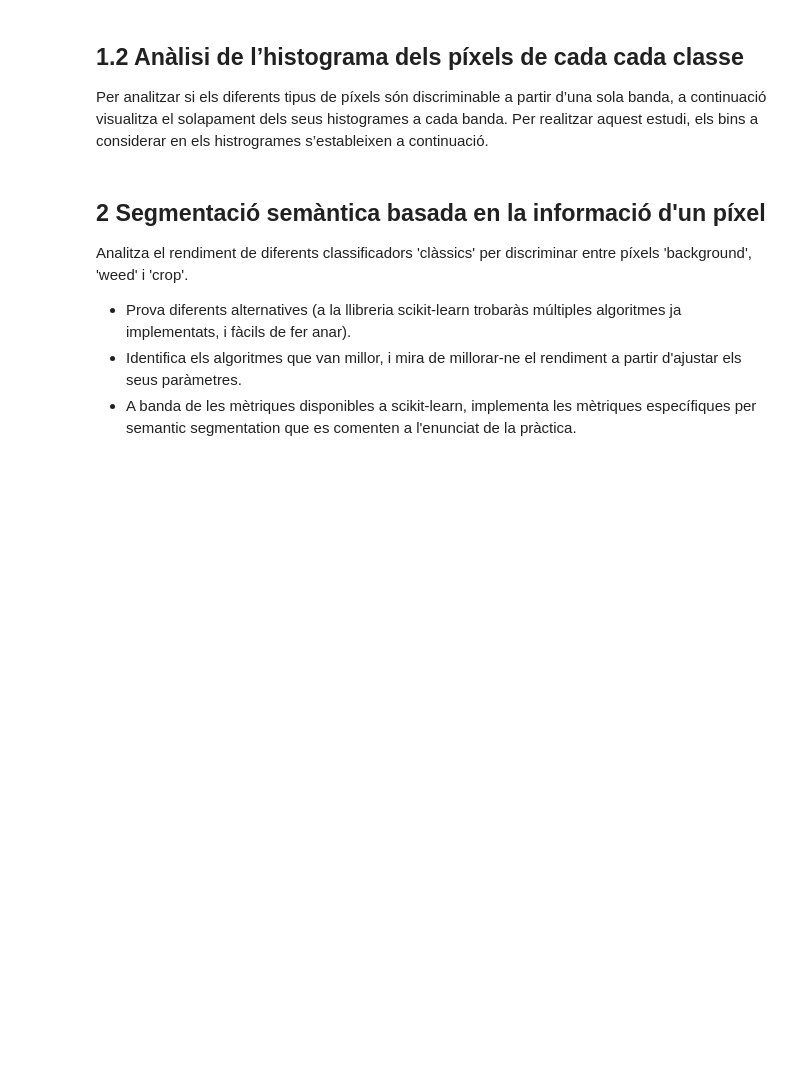
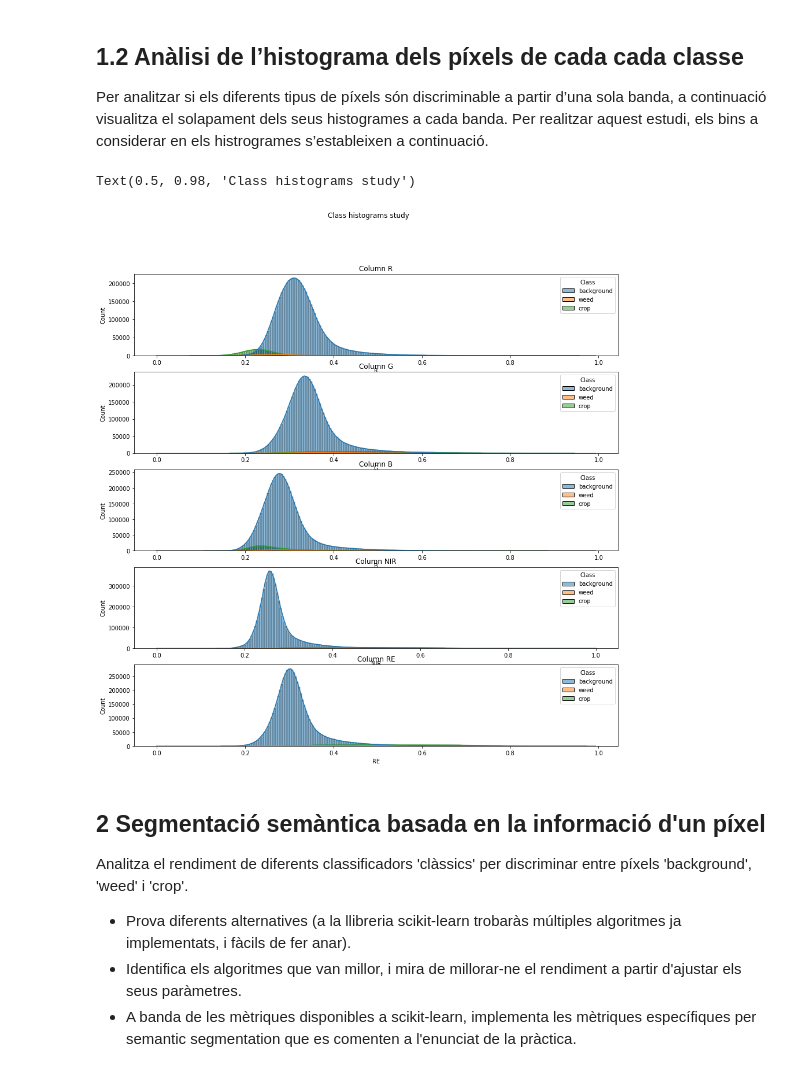
Before and after one commit to Stebf-22/CV---Notebooks, a Jupyter notebook: Practica05/prac05-part1.ipynb, the cells around one changed output. Cells and saved outputs as stored; diff of their text form; code cells hidden in the pictures; blank space fills up the shorter version.

```diff
--- a/Practica05/prac05-part1.ipynb
+++ b/Practica05/prac05-part1.ipynb
@@ -422,3 +424,13 @@ bins = (np.arange(0,255)-0.5)/255.0
+# %%
+fig, ax = plt.subplots(len(cols),1, figsize = (20, 20))
+for c, col in enumerate(cols):
+    sns.histplot(data = test_df[test_df['Class'] != 'nodata'], x = col, hue = 'Class', bins = bins, ax = ax[c], kde = True)
+    ax[c].set_title(f'Column {col}')
+
+fig.suptitle('Class histograms study')
+# %% [output]
+Text(0.5, 0.98, 'Class histograms study')
+[figure, added]
 # %% [markdown]
 ## 2 Segmentació semàntica basada en la informació d'un píxel
 
```
Also changed, not shown: parts of 19 cells of this notebook.
